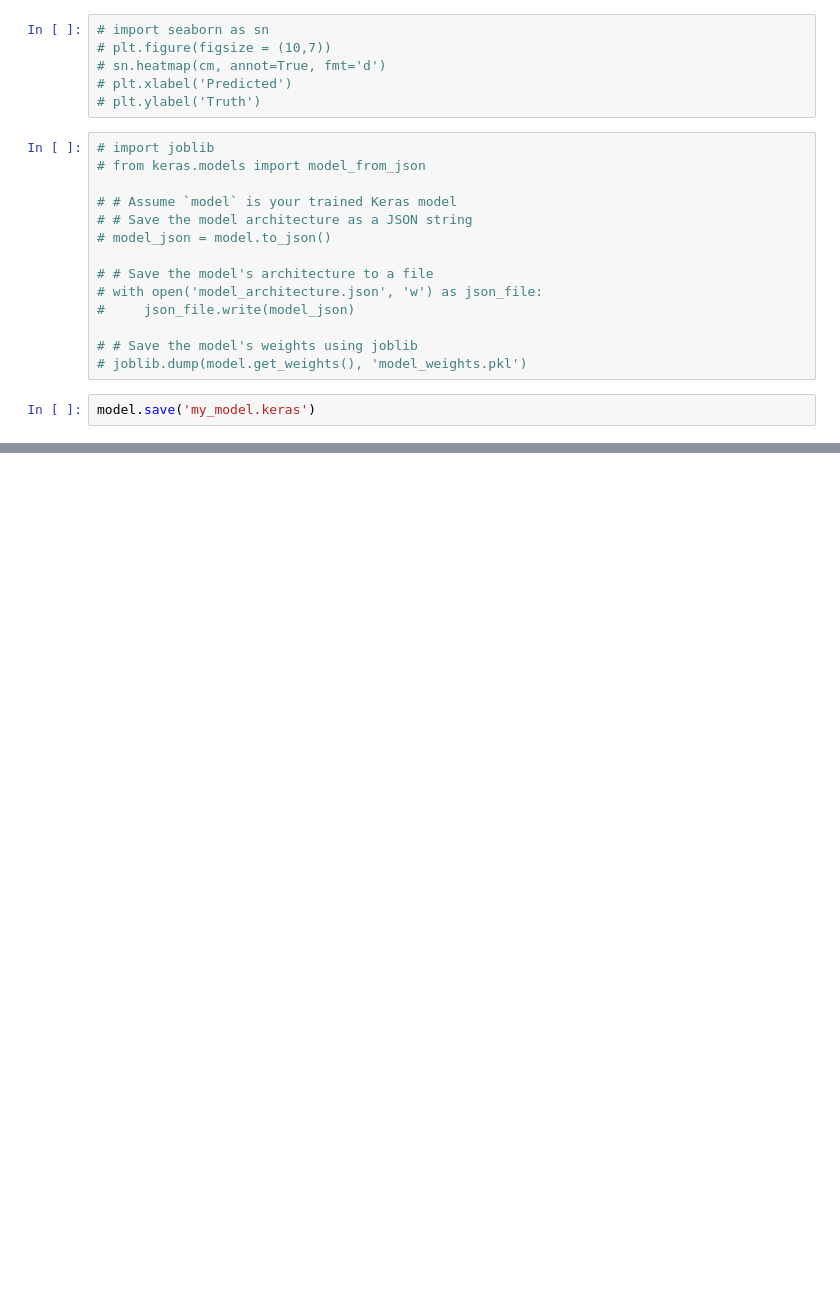
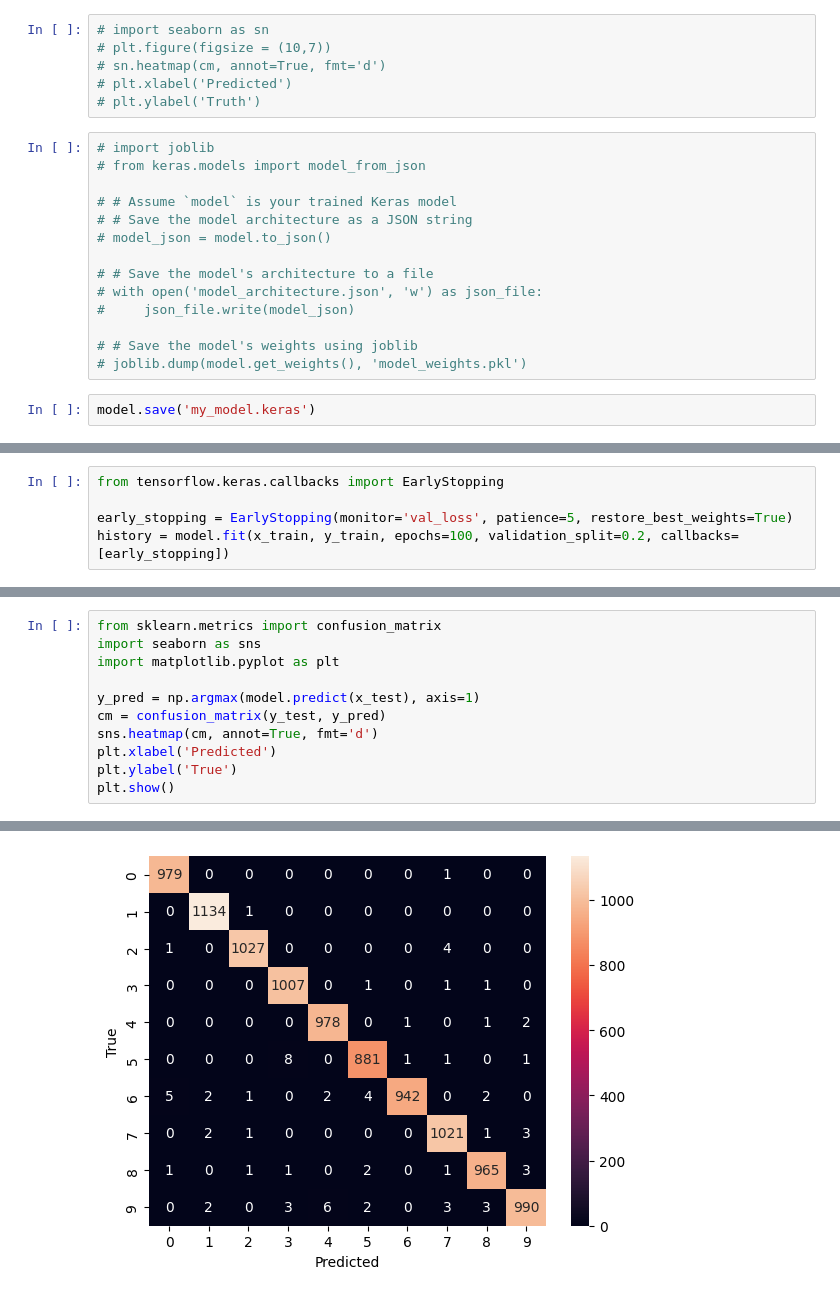
Before and after one commit to ChiefBibek/Handwritten-digit-recognition-, a Jupyter notebook: digits_recognition_neural_network.ipynb, the cells around one changed output, grey strips where cells are left out. Saved outputs shown, nothing was run; the diff lists cells and outputs as text; blank space fills up the shorter version.

```diff
--- a/digits_recognition_neural_network.ipynb
+++ b/digits_recognition_neural_network.ipynb
@@ -190,0 +328,5 @@ model.save('my_model.keras')
+# %%
+from tensorflow.keras.callbacks import EarlyStopping
+
+early_stopping = EarlyStopping(monitor='val_loss', patience=5, restore_best_weights=True)
+history = model.fit(x_train, y_train, epochs=100, validation_split=0.2, callbacks=[early_stopping])
@@ -190,0 +381,12 @@ model.save('my_model.keras')
+# %%
+from sklearn.metrics import confusion_matrix
+import seaborn as sns
+import matplotlib.pyplot as plt
+
+y_pred = np.argmax(model.predict(x_test), axis=1)
+cm = confusion_matrix(y_test, y_pred)
+sns.heatmap(cm, annot=True, fmt='d')
+plt.xlabel('Predicted')
+plt.ylabel('True')
+plt.show()
+# %% [output]
@@ -190,0 +394 @@ model.save('my_model.keras')
+[figure, added]
```
Also changed, not shown: parts of 21 cells of this notebook, 3 other files.
